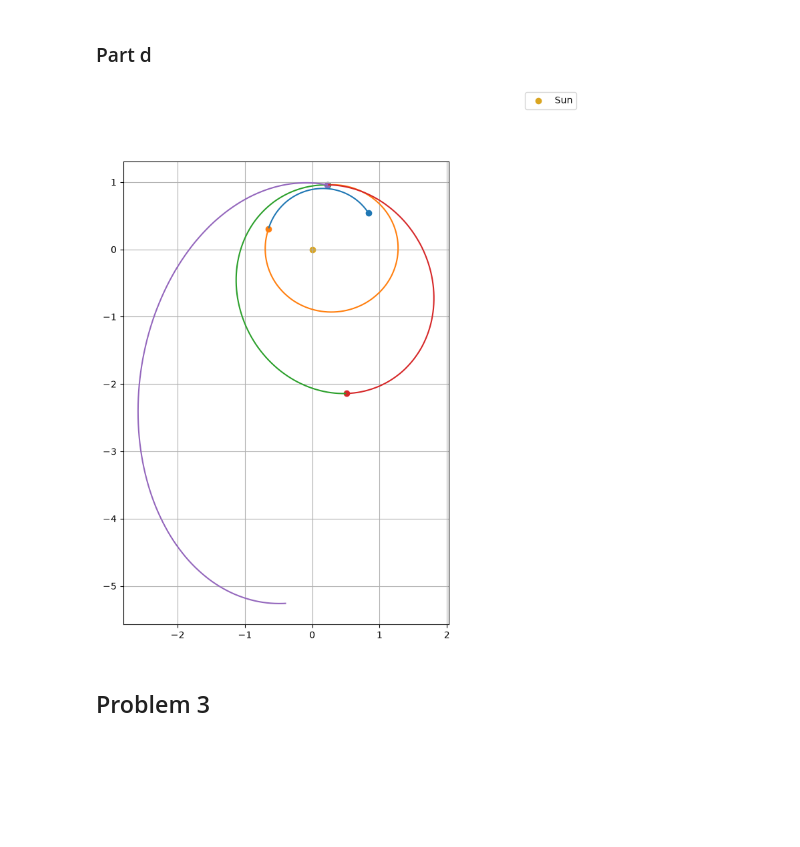
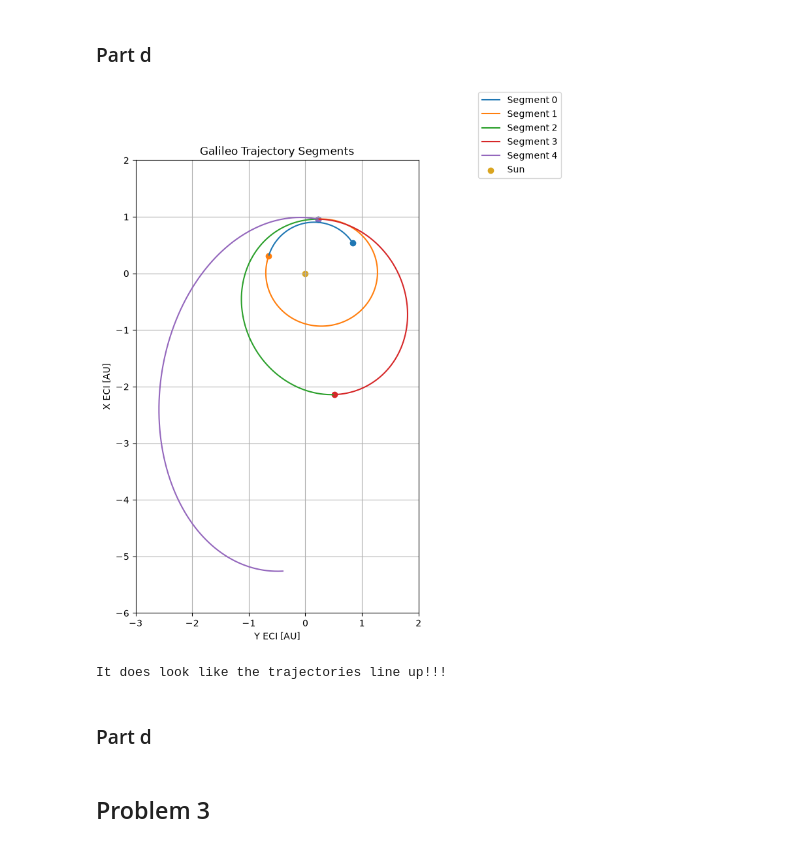
Before and after one commit to Cesium-Lab/stanford, a Jupyter notebook: aa279b/hw4/hw4.ipynb, the cells around one changed output. Saved outputs shown, nothing was run; the diff lists cells and outputs as text; code cells hidden in the pictures; blank space fills up the shorter version.

```diff
--- a/aa279b/hw4/hw4.ipynb
+++ b/aa279b/hw4/hw4.ipynb
@@ -63,12 +63,12 @@ gaspra_r_HCI = np.array([7.635070746360724e7, -3.201967071615438e8, 1.1751593659
 gaspra_v_HCI = np.sqrt(MU_SUN/norm(gaspra_r_HCI)) * np.cross([0,0,1], gaspra_r_HCI) / norm(gaspra_r_HCI) # km/s
 
 flybys = [
-    OrbitalFlyby("Earth Departure", (1989, 10, 26, 0, 55, 0), 3),
-    OrbitalFlyby("Venus Swingby", (1990, 2, 10, 5, 59, 0), 2),
-    OrbitalFlyby("Earth Swingby #1", (1990, 12, 8, 20, 35, 0), 3),
-    OrbitalFlyby("Gaspra Encounter", (1991, 10, 29, 22, 49, 0), None),
-    OrbitalFlyby("Earth Swingby #2", (1992, 12, 8, 15, 9, 0), 3),
-    OrbitalFlyby("Jupiter Arrival", (1995, 12, 7, 21, 53, 44), 5)
+    OrbitalFlyby("Earth Departure", (1989, 10, 26, 0, 55, 0), 3, mu=MU_EARTH, r_cb=R_EARTH_VOLUMETRIC),
+    OrbitalFlyby("Venus Swingby", (1990, 2, 10, 5, 59, 0), 2, mu=MU_VENUS, r_cb=R_VENUS_VOLUMETRIC),
+    OrbitalFlyby("Earth Swingby #1", (1990, 12, 8, 20, 35, 0), 3, mu=MU_EARTH, r_cb=R_EARTH_VOLUMETRIC),
+    OrbitalFlyby("Gaspra Encounter", (1991, 10, 29, 22, 49, 0), planet_num=None),
+    OrbitalFlyby("Earth Swingby #2", (1992, 12, 8, 15, 9, 0), 3, mu=MU_EARTH, r_cb=R_EARTH_VOLUMETRIC),
+    OrbitalFlyby("Jupiter Arrival", (1995, 12, 7, 21, 53, 44), 5, mu=MU_JUPITER, r_cb=R_JUPITER_VOLUMETRIC)
 ]
 N_FLYBYS = len(flybys)
 
@@ -177,7 +222,7 @@ def sun_two_body(t,x):
 
 def transfer_traj(flyby1: OrbitalFlyby, flyby2: OrbitalFlyby):
     t_arr = np.arange(flyby1.jd * DAY_TO_SEC, flyby2.jd * DAY_TO_SEC, 10000)
-    sol = solve_ivp(sun_two_body, (t_arr[0], t_arr[-1]), np.concatenate((flyby1.r_HCI, flyby1.v_departure_HCI)), method='LSODA', t_eval=t_arr, rtol=1e-6, atol=1e-9).y
+    sol = solve_ivp(sun_two_body, (t_arr[0], t_arr[-1]), np.concatenate((flyby1.r_HCI, flyby1.v_departure_HCI)), method='RK45', t_eval=t_arr, rtol=1e-6, atol=1e-9).y
     return t_arr, sol
 
 t_arrs = []
@@ -189,23 +234,33 @@ for i in range(N_FLYBYS-1):
 # %%
 # for flyby,c in zip(relevant_flybys, colors):
 #     plot_hyperbolic_characteristics(flyby,c)
 
 fig, ax = plt.subplots(figsize=(9, 9))
 
-for t,s in zip(t_arrs, planet_r_hci_arr):
+for i,(t,s) in enumerate(zip(t_arrs, planet_r_hci_arr)):
 
-    ax.plot(s[:,0] / AU_TO_KM, s[:,1] / AU_TO_KM)
+    ax.plot(s[:,0] / AU_TO_KM, s[:,1] / AU_TO_KM, label=f"Segment {i}")
     ax.scatter(s[0,0] / AU_TO_KM, s[0,1] / AU_TO_KM)
 
 ax.scatter([0],[0], color="goldenrod", label="Sun")
+plt.xlabel("Y ECI [AU]")
+plt.ylabel("X ECI [AU]")
 ax.set_aspect("equal")
+ax.set_xlim(-3, 2)
+ax.set_ylim(-6, 2)
 fig.legend()
 ax.grid(True, "both")
+plt.title("Galileo Trajectory Segments")
 plt.show()
+
+print("It does look like the trajectories line up!!!")
 # %% [output]
-[figure, old version]
+[figure, new version]
+It does look like the trajectories line up!!!
 # %%
 plot_3d(planet_r_hci_arr, t_arrs, bodies={"name": "Sun", "radius": R_SUN}, title="Test of Mercury-Earth")
+# %% [markdown]
+### Part d
 # %% [markdown]
 ## Problem 3
 # %% [markdown]
```
Also changed, not shown: parts of 15 cells of this notebook, 2 other files.
